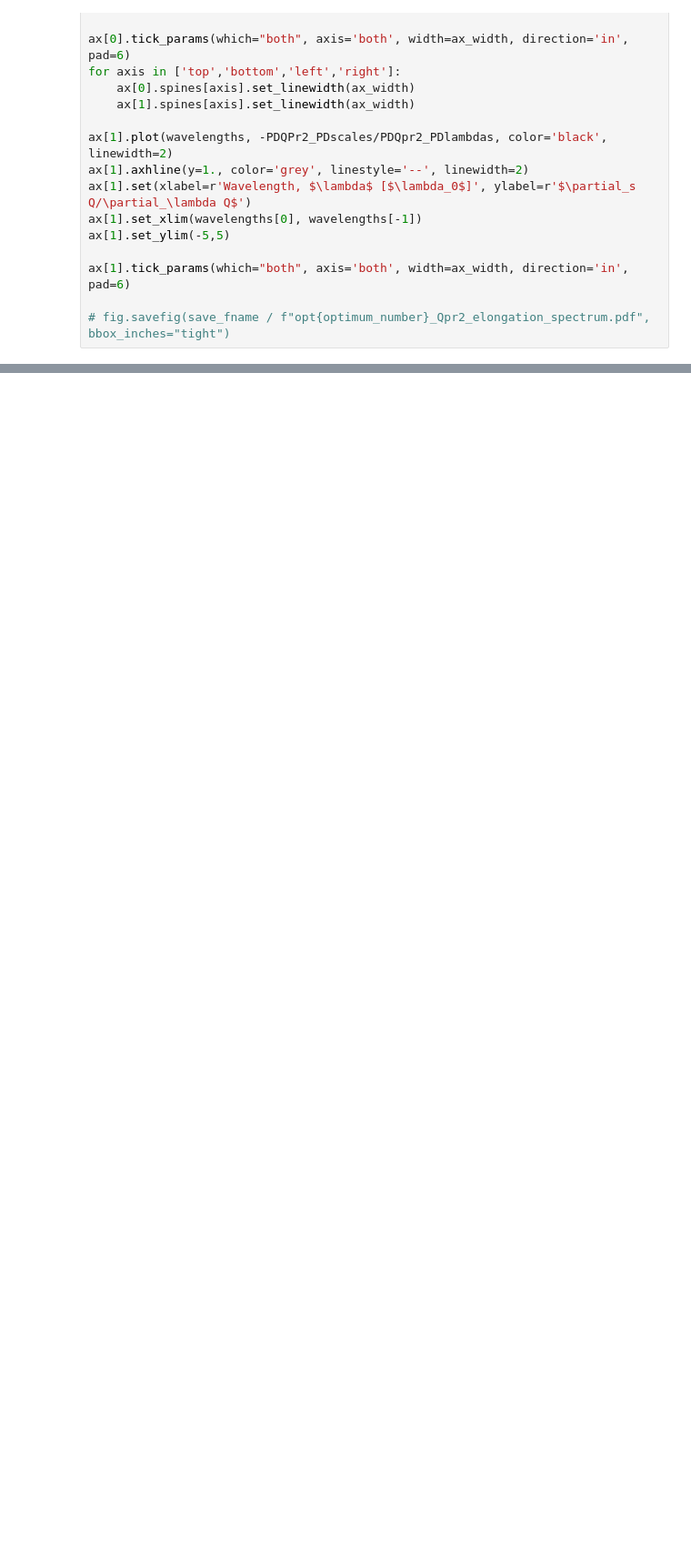
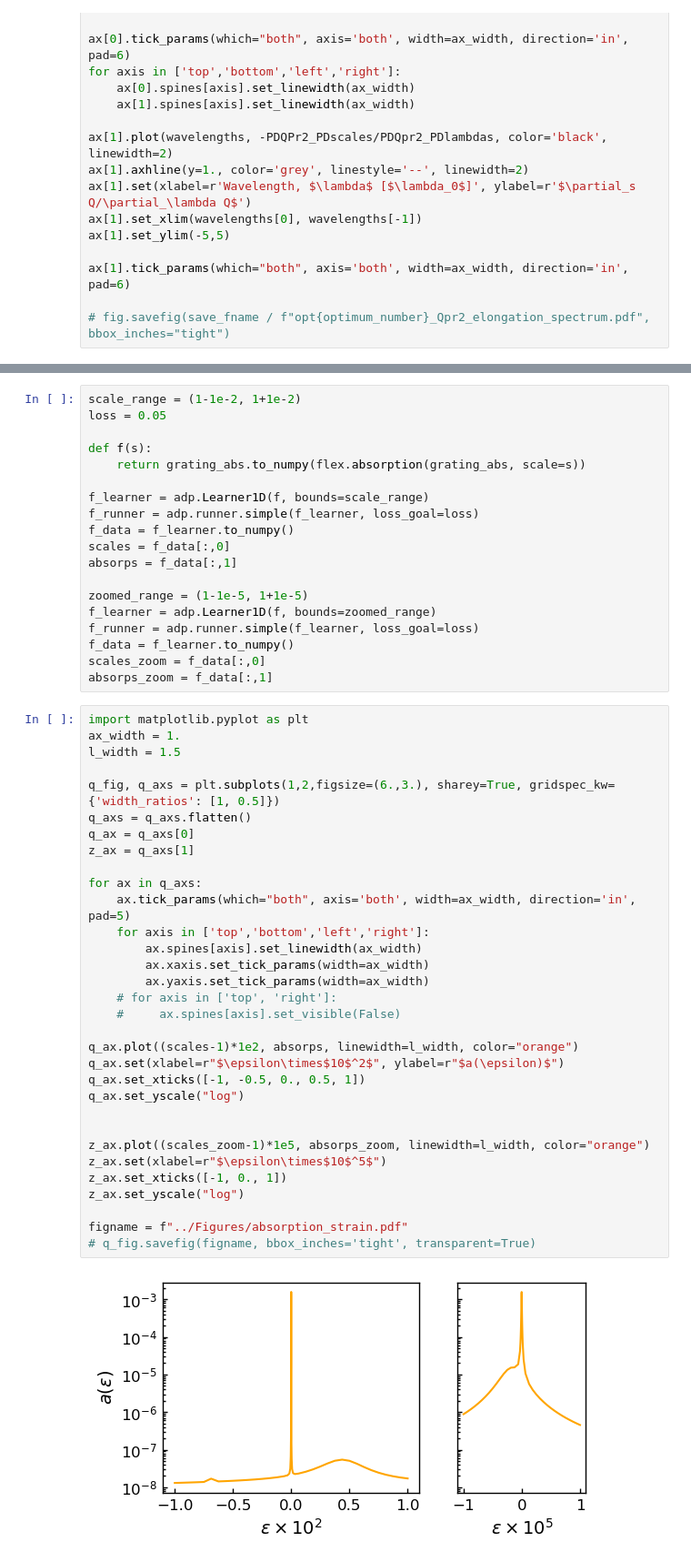
Before and after one commit to jadonylin/relativistic-lightsail-dynamics, a Jupyter notebook: Optimisation/run_parallel_extract.ipynb, the cells around one changed output, grey strips where cells are left out. Shown at 91% size. Cells and saved outputs as stored; diff of their text form; blank space fills up the shorter version.

Commit message:
Observe absorption vs strain curves and effect of absorption on Qpr resonance

```diff
--- a/Optimisation/run_parallel_extract.ipynb
+++ b/Optimisation/run_parallel_extract.ipynb
@@ -524,0 +598,53 @@ ax[1].tick_params(which="both", axis='both', width=ax_width, direction='in', pad
+# %%
+scale_range = (1-1e-2, 1+1e-2)
+loss = 0.05
+
+def f(s):
+    return grating_abs.to_numpy(flex.absorption(grating_abs, scale=s))
+
+f_learner = adp.Learner1D(f, bounds=scale_range)
+f_runner = adp.runner.simple(f_learner, loss_goal=loss)
+f_data = f_learner.to_numpy()
+scales = f_data[:,0]
+absorps = f_data[:,1]
+
+zoomed_range = (1-1e-5, 1+1e-5)
+f_learner = adp.Learner1D(f, bounds=zoomed_range)
+f_runner = adp.runner.simple(f_learner, loss_goal=loss)
+f_data = f_learner.to_numpy()
+scales_zoom = f_data[:,0]
+absorps_zoom = f_data[:,1]
+# %%
+import matplotlib.pyplot as plt
+ax_width = 1.
+l_width = 1.5
+
+q_fig, q_axs = plt.subplots(1,2,figsize=(6.,3.), sharey=True, gridspec_kw={'width_ratios': [1, 0.5]})
+q_axs = q_axs.flatten()
+q_ax = q_axs[0]
+z_ax = q_axs[1]
+
+for ax in q_axs:
+    ax.tick_params(which="both", axis='both', width=ax_width, direction='in', pad=5)
+    for axis in ['top','bottom','left','right']:
+        ax.spines[axis].set_linewidth(ax_width)
+        ax.xaxis.set_tick_params(width=ax_width)
+        ax.yaxis.set_tick_params(width=ax_width)
+    # for axis in ['top', 'right']:
+    #     ax.spines[axis].set_visible(False)
+
+q_ax.plot((scales-1)*1e2, absorps, linewidth=l_width, color="orange")
+q_ax.set(xlabel=r"$\epsilon\times$10$^2$", ylabel=r"$a(\epsilon)$")
+q_ax.set_xticks([-1, -0.5, 0., 0.5, 1])
+q_ax.set_yscale("log")
+
+
+z_ax.plot((scales_zoom-1)*1e5, absorps_zoom, linewidth=l_width, color="orange")
+z_ax.set(xlabel=r"$\epsilon\times$10$^5$")
+z_ax.set_xticks([-1, 0., 1])
+z_ax.set_yscale("log")
+
+figname = f"../Figures/absorption_strain.pdf"
+# q_fig.savefig(figname, bbox_inches='tight', transparent=True)
+# %% [output]
+[figure, added]
```
Also changed, not shown: parts of 11 cells of this notebook.
